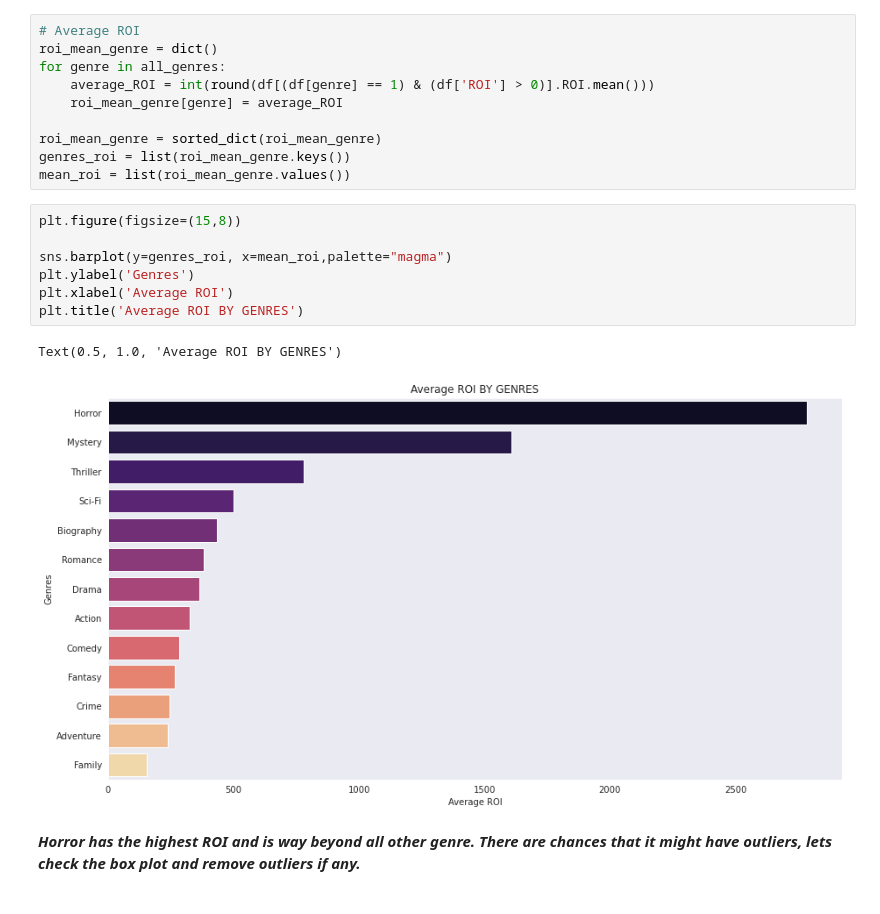
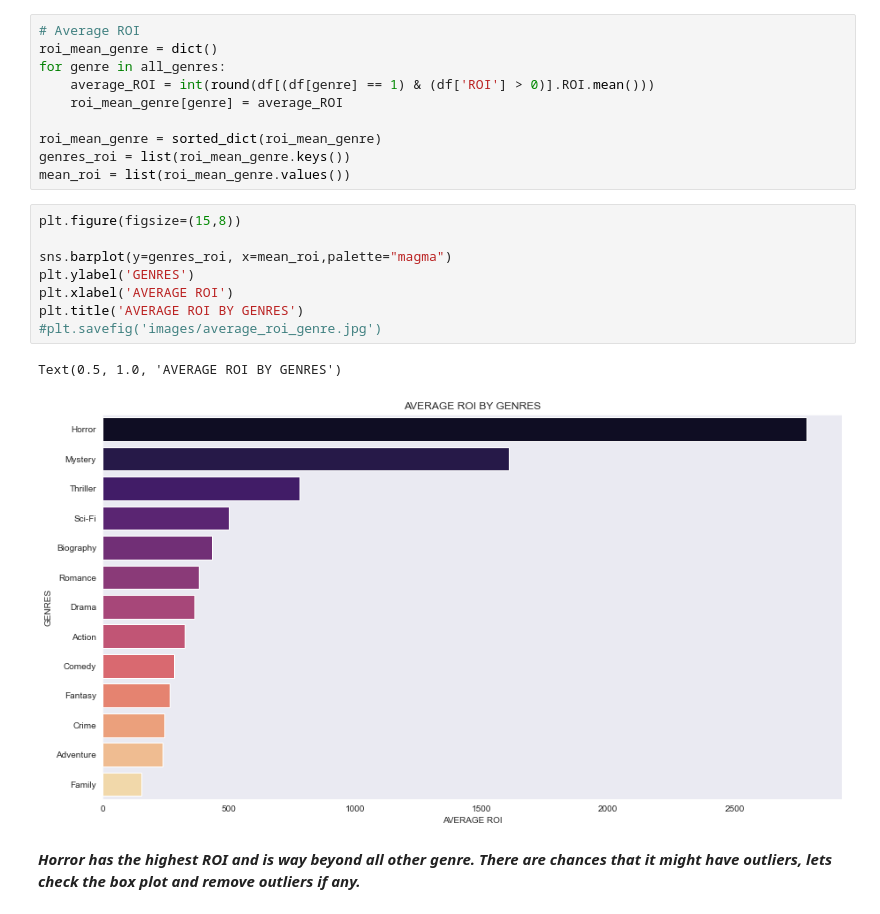
Before and after one commit to avithekkc/P1-moive-data-analysis, a Jupyter notebook: data-visualization.ipynb, the cells around one changed output. Drawn from its saved outputs; the diff is of its cells as text.

```diff
--- a/data-visualization.ipynb
+++ b/data-visualization.ipynb
@@ -91,13 +93,14 @@ mean_roi = list(roi_mean_genre.values())
 # %%
 plt.figure(figsize=(15,8))
 
 sns.barplot(y=genres_roi, x=mean_roi,palette="magma")
-plt.ylabel('Genres')
-plt.xlabel('Average ROI')
-plt.title('Average ROI BY GENRES')
+plt.ylabel('GENRES')
+plt.xlabel('AVERAGE ROI')
+plt.title('AVERAGE ROI BY GENRES')
+#plt.savefig('images/average_roi_genre.jpg')
 # %% [output]
-Text(0.5, 1.0, 'Average ROI BY GENRES')
+Text(0.5, 1.0, 'AVERAGE ROI BY GENRES')
-[figure, old version]
+[figure, new version]
 # %% [markdown]
 _**Horror has the highest ROI and is way beyond all other genre. There are chances that it might have outliers, lets check the box plot and remove outliers if any.**_
 # %%
```
Also changed, not shown: parts of 15 cells of this notebook, 7 other files.
